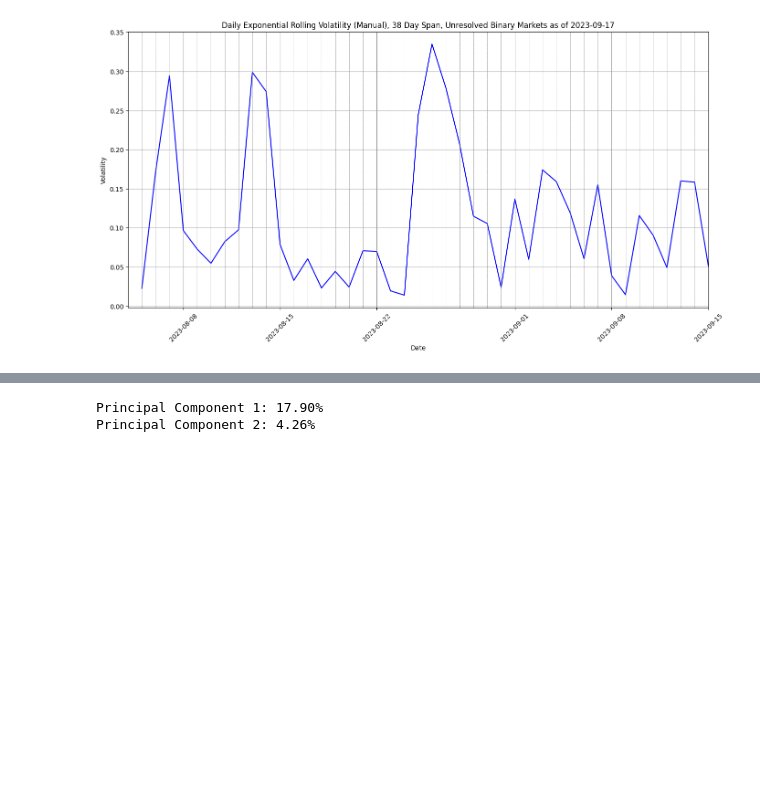
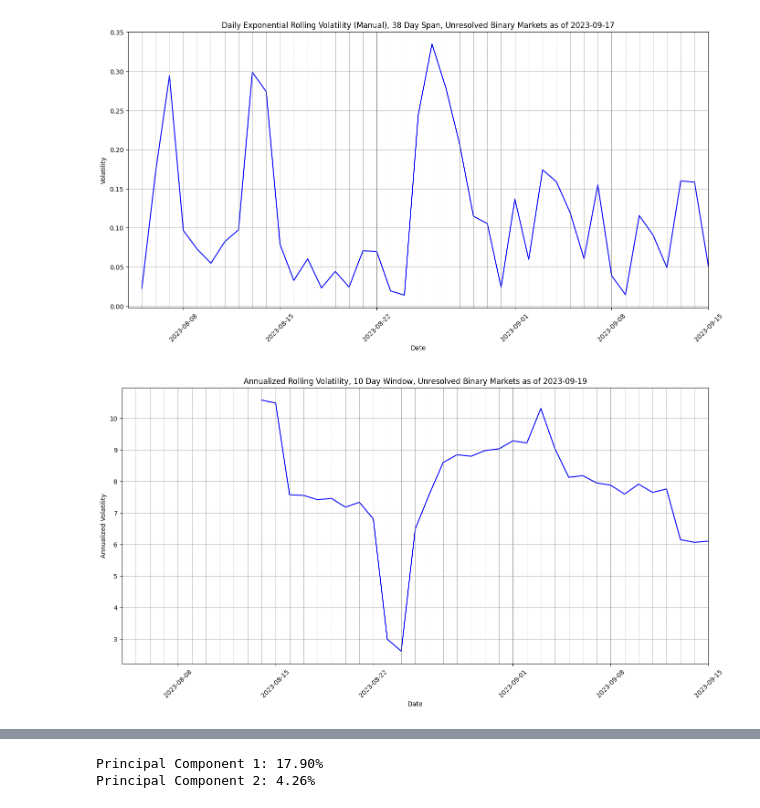
Before and after one commit to pwdel/gpu-jupyter-tensorflow, a Jupyter notebook: volumebindmount/BUILD_USERPLOT.ipynb, the cells around one changed output, grey strips where cells are left out. Saved outputs shown, nothing was run; the diff lists cells and outputs as text; code cells hidden in the pictures; blank space fills up the shorter version.

Commit message:
Adding GARCH and volatility metrics.

```diff
--- a/volumebindmount/BUILD_USERPLOT.ipynb
+++ b/volumebindmount/BUILD_USERPLOT.ipynb
@@ -92,6 +92,40 @@ def show_daily_rolling_volativity_chart(df,window_size):
     plt.tight_layout()
     plt.xticks(rotation=45)
     plt.show()
+# %%
+def show_annualized_rolling_volatility_chart(df, window_size, N=365):
+    # Convert timestamp to date
+    df['Date'] = pd.to_datetime(df['created_time'], unit='ms').dt.date
+
+    # Group by date and sum amounts
+    daily_amounts = df.groupby('Date')['amount'].sum()
+
+    # Compute daily returns
+    daily_returns = daily_amounts.pct_change().dropna()
+
+    # Compute rolling standard deviation (volatility) and annualize it
+    annualized_volatility = daily_returns.rolling(window=window_size).std() * (N ** 0.5)
+
+    today = date.today()
+
+    title = f"Annualized Rolling Volatility, {window_size} Day Window, Unresolved Binary Markets as of {today}"
+
+    # Plotting
+    plt.figure(figsize=(14, 7))
+    annualized_volatility.plot(color='blue')
+
+    # Add vertical lines for every x-axis integer coordinate
+    for x_coord in daily_returns.index:
+        plt.axvline(x=x_coord, color='gray', linestyle='--', linewidth=0.5)
+
+    plt.title(title)
+    plt.ylabel('Annualized Volatility')
+    plt.xlabel('Date')
+    plt.xlim(df['Date'].min(), df['Date'].max())  # This sets the x-axis limit to the range of our dataset
+    plt.grid(True)
+    plt.tight_layout()
+    plt.xticks(rotation=45)
+    plt.show()
 # %%
 def show_timedecay_daily_rolling_volatility_chart(df, span):
     # Convert timestamp to date
@@ -350,3 +444,7 @@ show_daily_rolling_volativity_chart(ubbets_df,30)
 show_timedecay_daily_rolling_volatility_chart(ubbets_df,38)
 # %% [output]
 [figure]
+# %%
+show_annualized_rolling_volatility_chart(ubbets_df, 10, N=365)
+# %% [output]
+[figure, added]
```
Also changed, not shown: parts of 3 cells of this notebook.
